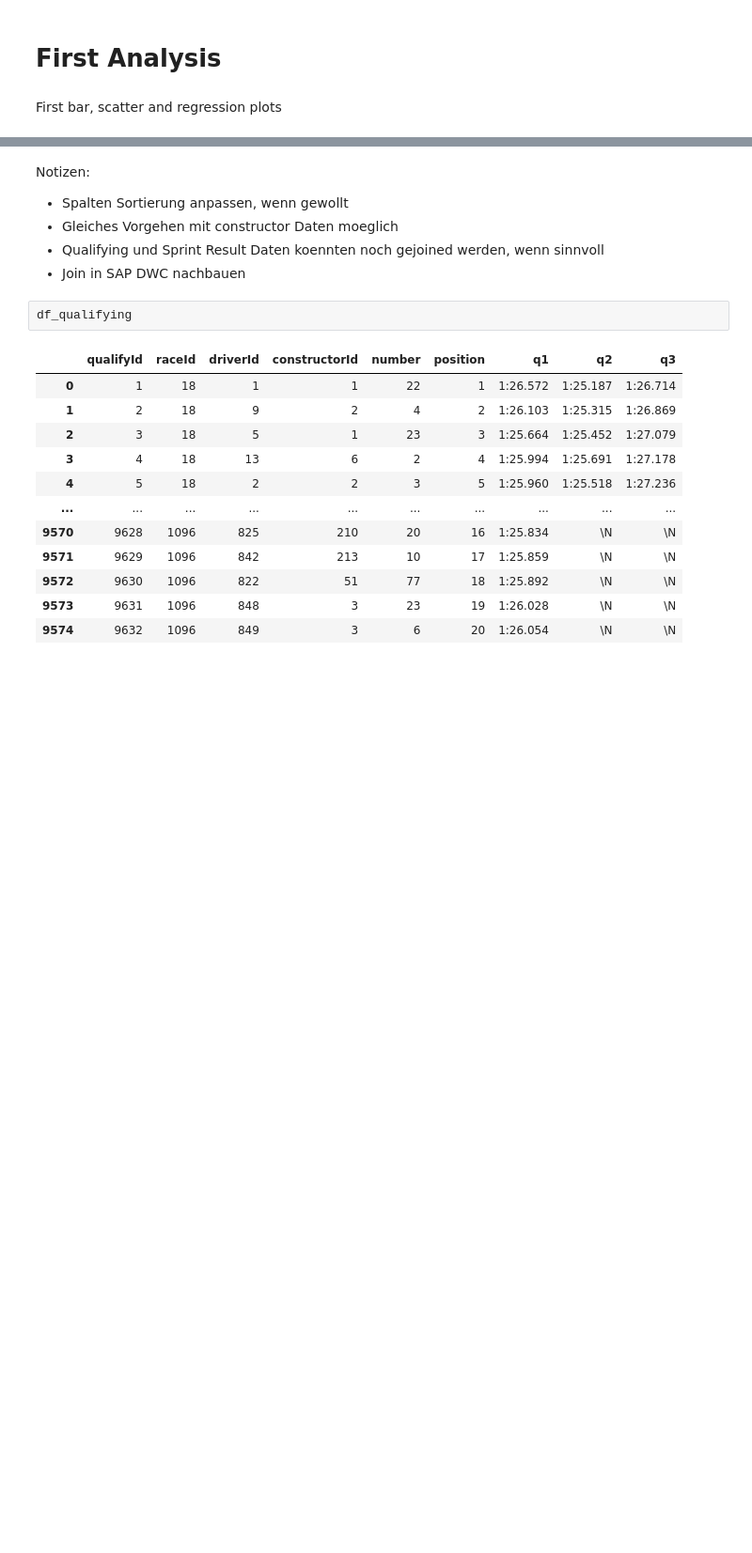
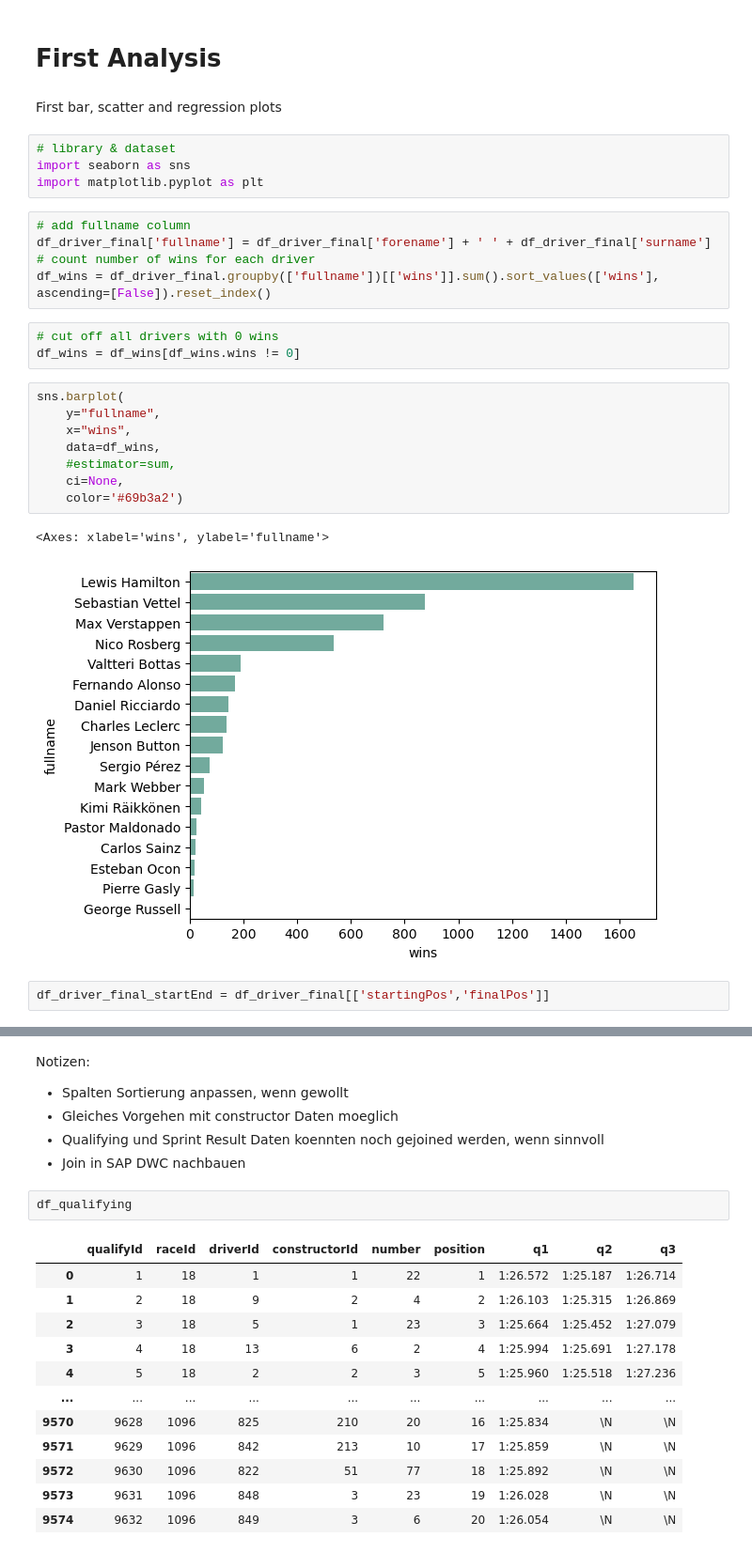
Before and after one commit to NicoHenzel/DataWarehouseWorkshop, a Jupyter notebook: DataExploration.ipynb, the cells around one changed output, grey strips where cells are left out. Shown at 94% size. Saved outputs shown, nothing was run; the diff lists cells and outputs as text; blank space fills up the shorter version.

```diff
--- a/DataExploration.ipynb
+++ b/DataExploration.ipynb
@@ -673,3 +693,28 @@ df_driver_final
 # First Analysis
 # %% [markdown]
 First bar, scatter and regression plots
+# %%
+# library & dataset
+import seaborn as sns
+import matplotlib.pyplot as plt
+# %%
+# add fullname column
+df_driver_final['fullname'] = df_driver_final['forename'] + ' ' + df_driver_final['surname']
+# count number of wins for each driver
+df_wins = df_driver_final.groupby(['fullname'])[['wins']].sum().sort_values(['wins'], ascending=[False]).reset_index()
+# %%
+# cut off all drivers with 0 wins
+df_wins = df_wins[df_wins.wins != 0]
+# %%
+sns.barplot(
+    y="fullname",
+    x="wins",
+    data=df_wins,
+    #estimator=sum,
+    ci=None,
+    color='#69b3a2')
+# %% [output]
+<Axes: xlabel='wins', ylabel='fullname'>
+[figure, added]
+# %%
+df_driver_final_startEnd = df_driver_final[['startingPos','finalPos']]
```
Also changed, not shown: parts of 8 cells of this notebook, 1 other file.
